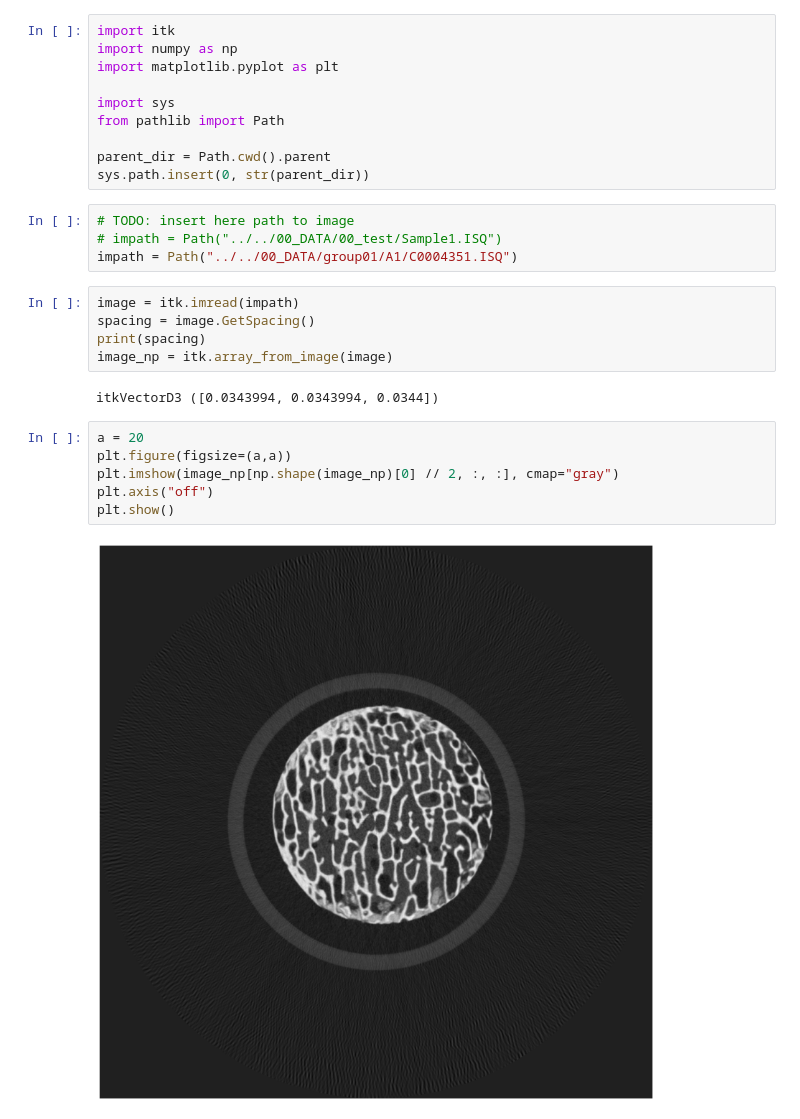
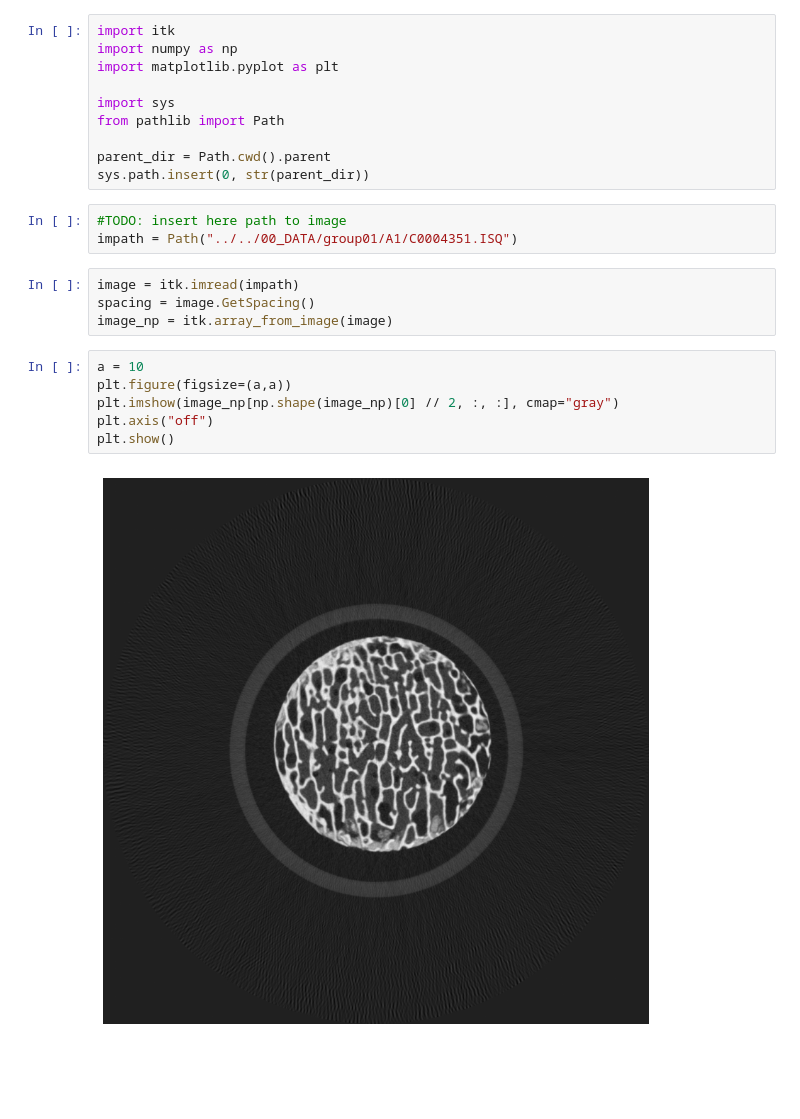
Before and after one commit to artorg-unibe-ch/MSB_BMELab, a Jupyter notebook: 114-MorphologyElasticityTrabecularBone/muFE/01_CODE/tutorial/00_intro.ipynb, the cells around one changed output. Saved outputs shown, nothing was run; the diff lists cells and outputs as text; blank space fills up the shorter version.

```diff
--- a/114-MorphologyElasticityTrabecularBone/muFE/01_CODE/tutorial/00_intro.ipynb
+++ b/114-MorphologyElasticityTrabecularBone/muFE/01_CODE/tutorial/00_intro.ipynb
@@ -40,21 +40,17 @@ from pathlib import Path
 parent_dir = Path.cwd().parent
 sys.path.insert(0, str(parent_dir))
 # %%
-# TODO: insert here path to image
-# impath = Path("../../00_DATA/00_test/Sample1.ISQ")
+#TODO: insert here path to image
 impath = Path("../../00_DATA/group01/A1/C0004351.ISQ")
 # %%
 image = itk.imread(impath)
 spacing = image.GetSpacing()
-print(spacing)
 image_np = itk.array_from_image(image)
-# %% [output]
-itkVectorD3 ([0.0343994, 0.0343994, 0.0344])
 # %%
-a = 20
+a = 10
 plt.figure(figsize=(a,a))
 plt.imshow(image_np[np.shape(image_np)[0] // 2, :, :], cmap="gray")
 plt.axis("off")
 plt.show()
 # %% [output]
-[figure, old version]
+[figure, new version]
```
Also changed, not shown: 5 other files.
